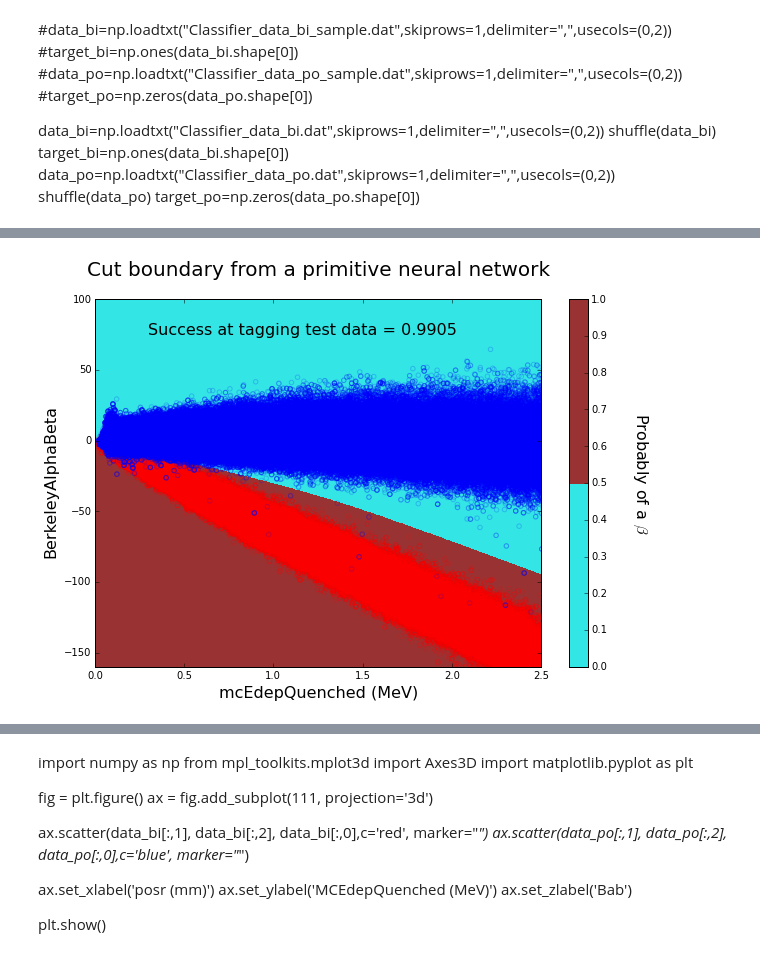
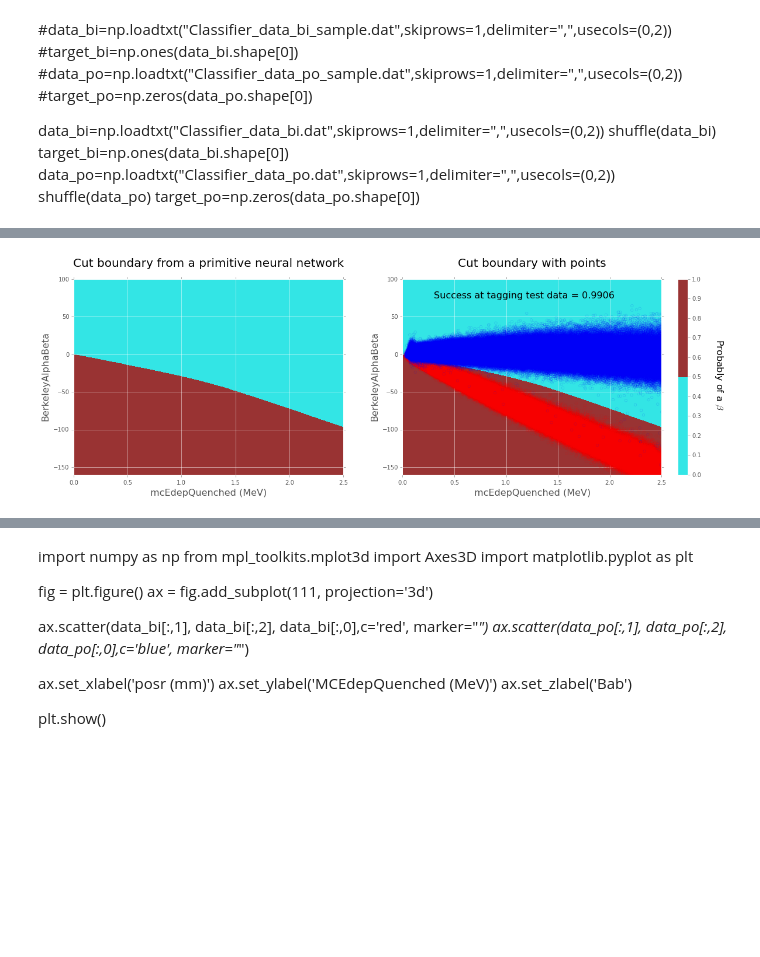
Before and after one commit to BillyLiggins/alphaBetaClassifier, a Jupyter notebook: machineLearning/notebook.ipynb, the cells around one changed output, grey strips where cells are left out. Drawn from its saved outputs; the diff is of its cells as text; code cells hidden in the pictures; blank space fills up the shorter version.

```diff
--- a/machineLearning/notebook.ipynb
+++ b/machineLearning/notebook.ipynb
@@ -3,12 +7,14 @@
 import matplotlib as mpl
 import matplotlib.pyplot as plt
 from matplotlib import style
-#style.use('grayscale')
+style.use('ggplot')
 import numpy as np
 import pandas as pd
 from sklearn.neural_network import MLPClassifier
 from sklearn.cross_validation import train_test_split
 from matplotlib.colors import LinearSegmentedColormap
+from matplotlib import gridspec
+
 
 from random import shuffle
 import random
@@ -55,0 +41,6 @@ data_bi,data_po,target_bi,target_po = makeData(4000)
+# %%
+data_bi= Uncleaned_bi[reduce(np.logical_and,[Uncleaned_bi[:,3]==1,Uncleaned_bi[:,4]==0,Uncleaned_bi[:,1]<4000])][:,[0,2]]
+data_po= Uncleaned_po[reduce(np.logical_and,[Uncleaned_po[:,3]==1,Uncleaned_po[:,4]==0,Uncleaned_po[:,1]<4000])][:,[0,2]]
+target_bi=np.ones(data_bi.shape[0])
+target_po=np.zeros(data_po.shape[0])
+print "len(data_bi)",len(data_bi)
@@ -93,46 +191,40 @@ print neuNet.score(X_test,y_test)
 # %%
-x = np.linspace(0,2.6,1000)
-y = np.linspace(-160,100,1000)
-xx, yy = np.meshgrid(x, y)
-#print np.c_[xx.ravel(), yy.ravel()]
-Z = neuNet.predict(np.c_[xx.ravel(), yy.ravel()])
-
-# Put the result into a color plot
-Z = Z.reshape(xx.shape)
-print Z.shape
-print Z
-
 colors = [(0.2, 0.9, 0.9),(0.6,0.2,0.2)]  # R -> G -> B
 n_bins = 2  # Discretizes the interpolation into bins
 cmap_name = 'my_list'
-
-#fig, axs = plt.subplots(1, 1, figsize=(6, 6))
-fig, ax = plt.subplots(1,figsize=(10,10/1.5180))
-#fig.subplots_adjust(left=0.02, bottom=0.06, right=0.95, top=0.94, wspace=0.05)
-
-# Create the colormap
-
 cm = LinearSegmentedColormap.from_list(cmap_name, colors, N=n_bins)
 
-#cb1 = mpl.colorbar.ColorbarBase(ax, cmap=cm,
-#                                orientation='vertical')
-#cb1.ax.set_ylabel('# of contacts', rotation=270)
+fig = plt.figure(figsize=(20, 6))
+gs = gridspec.GridSpec(1, 2, width_ratios=[1, 1.2])
+ax = plt.subplot(gs[0])
+ax2 = plt.subplot(gs[1])
 
+ax.imshow(Z, vmin=0, vmax=1,
+           extent=[x.min(), x.max(), y.min(), y.max()],
+           interpolation='nearest',aspect="auto",origin='lower',cmap=cm)
 
-plt.imshow(Z, vmin=0, vmax=1,
+ax.set_title('Cut boundary from a primitive neural network',fontsize=20,y=1.05)
+ax.set_xlabel('mcEdepQuenched (MeV)',fontsize=16)
+ax.set_ylabel('BerkeleyAlphaBeta',fontsize=16)
+ax.set_xlim([0,2.5])
+ax.set_ylim([-160,100])
+
+plot1=ax2.imshow(Z, vmin=0, vmax=1,
            extent=[x.min(), x.max(), y.min(), y.max()],
            interpolation='nearest',aspect="auto",origin='lower', cmap=cm)
-plt.title('Cut boundary from a primitive neural network',fontsize=20,y=1.05)
-plt.xlabel('mcEdepQuenched (MeV)',fontsize=16)
-plt.ylabel('BerkeleyAlphaBeta',fontsize=16)
-plt.colorbar()
-plt.scatter(data_bi[:,0], data_bi[:,1], alpha=0.2,facecolors='none', edgecolors='r')
-plt.scatter(data_po[:,0], data_po[:,1], alpha=0.2,facecolors='none', edgecolors='blue')
-plt.xlim([0,2.5])
-plt.ylim([-160,100])
-plt.annotate(r'Probably of a $\beta$', xy=(2, 1), xytext=(3, 10),  rotation=270,fontsize=16)
-plt.annotate(r'Success at tagging test data = '+str(round(neuNet.score(X_test,y_test),4)), xy=(2, 1), xytext=(0.3, 75),  rotation=0,fontsize=16)
 
-plt.savefig("Neural_Network_Boundary_r_4000.png")
-plt.show()
+ax2.set_title('Cut boundary with points',fontsize=20,y=1.05)
+ax2.set_xlabel('mcEdepQuenched (MeV)',fontsize=16)
+ax2.set_ylabel('BerkeleyAlphaBeta',fontsize=16)
+ax2.scatter(data_bi[:,0], data_bi[:,1], alpha=0.2,facecolors='none', edgecolors='r')
+ax2.scatter(data_po[:,0], data_po[:,1], alpha=0.2,facecolors='none', edgecolors='b')
+ax2.set_xlim([0,2.5])
+ax2.set_ylim([-160,100])
+ax2.annotate(r'Probably of a $\beta$', xy=(2, 1), xytext=(3, 10),rotation=270,fontsize=16)
+ax2.annotate(r'Success at tagging test data = '+str(round(neuNet.score(X_test,y_test),4)), xy=(2, 1), xytext=(0.3, 75),  rotation=0,fontsize=16)
+
+cbar = fig.colorbar(plot1,orientation='vertical')
+
+fig.savefig("Neural_Network_Boundary_r_4000.png")
+fig.show()
 # %% [output]
@@ -147 +231 @@ plt.show()
-[figure, old version]
+[figure, new version]
```
Also changed, not shown: parts of 24 cells of this notebook.
